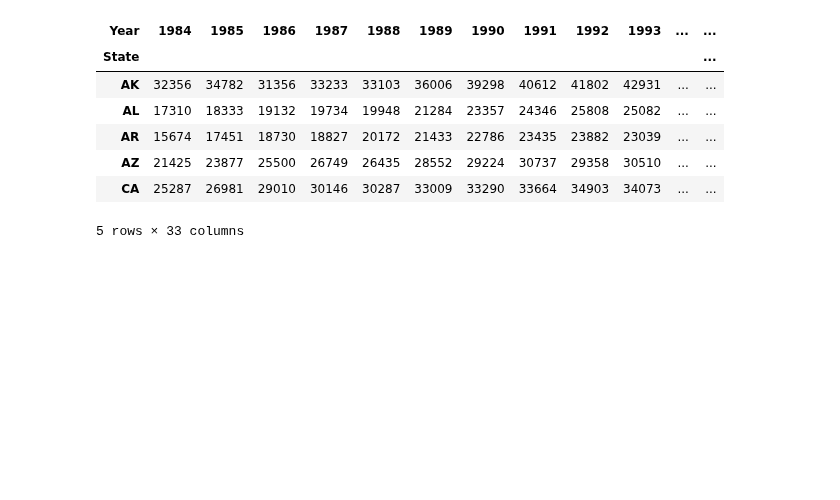
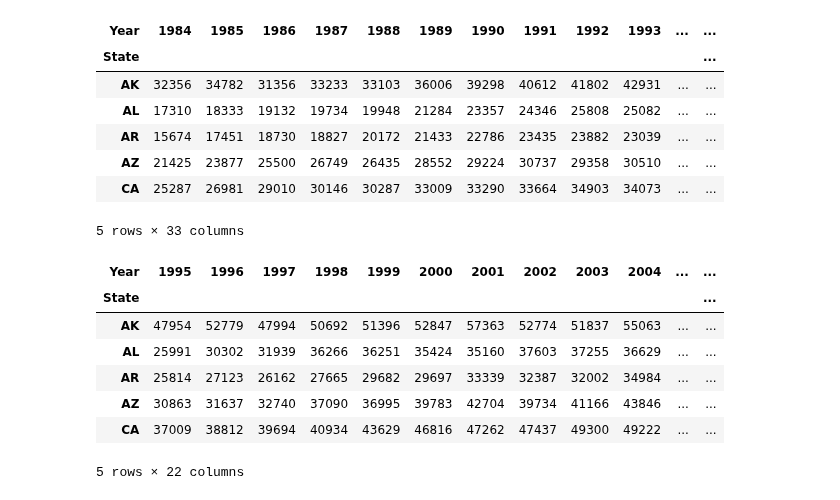
Before and after one commit to navbala/Crime-Rate-Predictor, a Jupyter notebook: heatmap_anjali/Income_heatmap.ipynb, the cells around one changed output. Saved outputs shown, nothing was run; the diff lists cells and outputs as text; code cells hidden in the pictures; blank space fills up the shorter version.

```diff
--- a/heatmap_anjali/Income_heatmap.ipynb
+++ b/heatmap_anjali/Income_heatmap.ipynb
@@ -51,6 +51,19 @@ income_matrix.head()
 | AZ | 21425 | 23877 | 25500 | 26749 | 26435 | 28552 | 29224 | 30737 | 29358 | 30510 | ... | ... |
 | CA | 25287 | 26981 | 29010 | 30146 | 30287 | 33009 | 33290 | 33664 | 34903 | 34073 | ... | ... |
 5 rows × 33 columns
+# %%
+# formatting df for only years 1995 - 2016
+income_matrix = income_matrix.drop(['1984','1985','1986','1987','1988','1989','1990','1991','1992','1993','1994'], axis=1)
+income_matrix.head()
+# %% [output]
+| Year | 1995 | 1996 | 1997 | 1998 | 1999 | 2000 | 2001 | 2002 | 2003 | 2004 | ... | ... |
+| State |  |  |  |  |  |  |  |  |  |  |  | ... |
+| AK | 47954 | 52779 | 47994 | 50692 | 51396 | 52847 | 57363 | 52774 | 51837 | 55063 | ... | ... |
+| AL | 25991 | 30302 | 31939 | 36266 | 36251 | 35424 | 35160 | 37603 | 37255 | 36629 | ... | ... |
+| AR | 25814 | 27123 | 26162 | 27665 | 29682 | 29697 | 33339 | 32387 | 32002 | 34984 | ... | ... |
+| AZ | 30863 | 31637 | 32740 | 37090 | 36995 | 39783 | 42704 | 39734 | 41166 | 43846 | ... | ... |
+| CA | 37009 | 38812 | 39694 | 40934 | 43629 | 46816 | 47262 | 47437 | 49300 | 49222 | ... | ... |
+5 rows × 22 columns
 # %%
 import seaborn as sns
 fig = plt.figure(figsize=(12,12))
```
Also changed, not shown: parts of 3 cells of this notebook, 5 other files.
